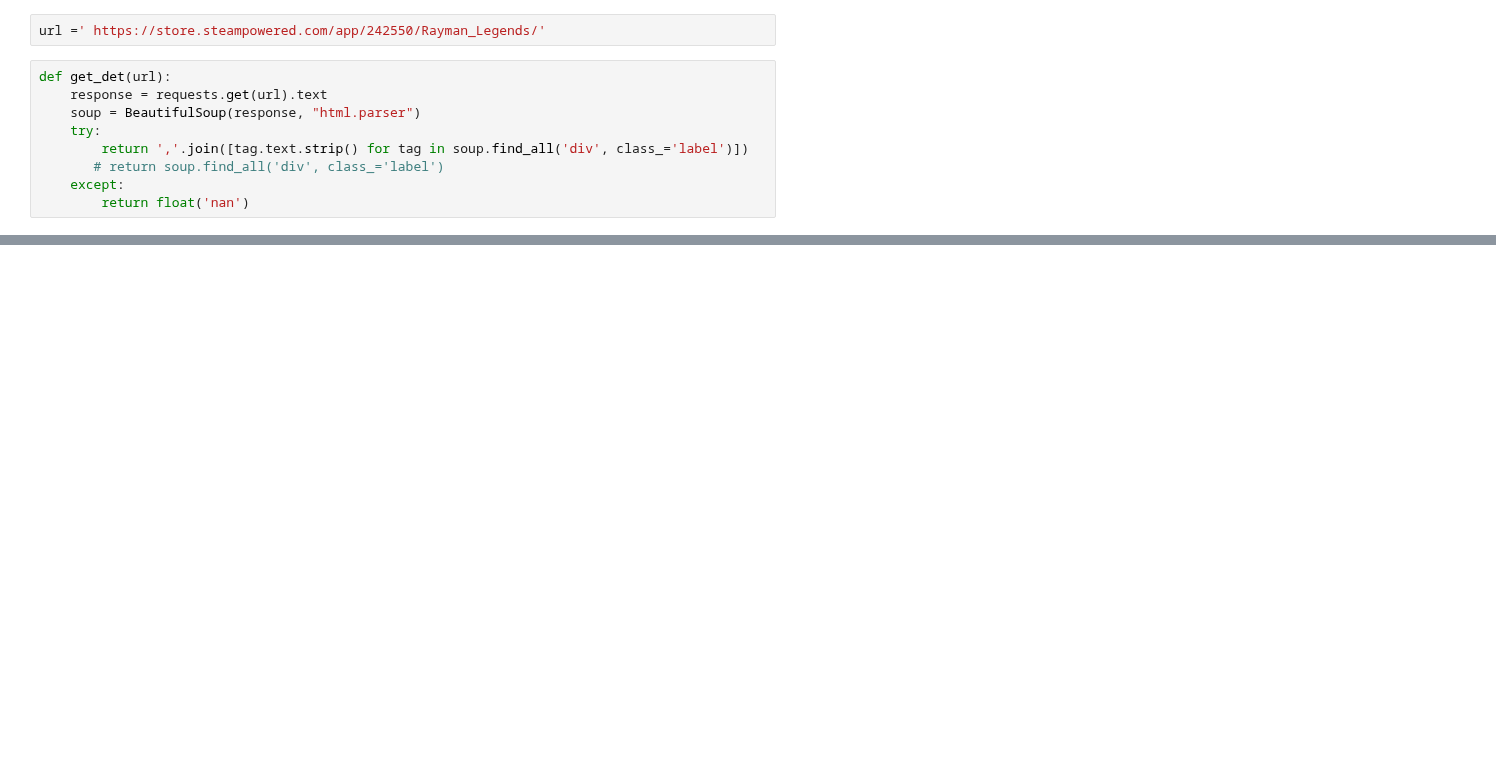
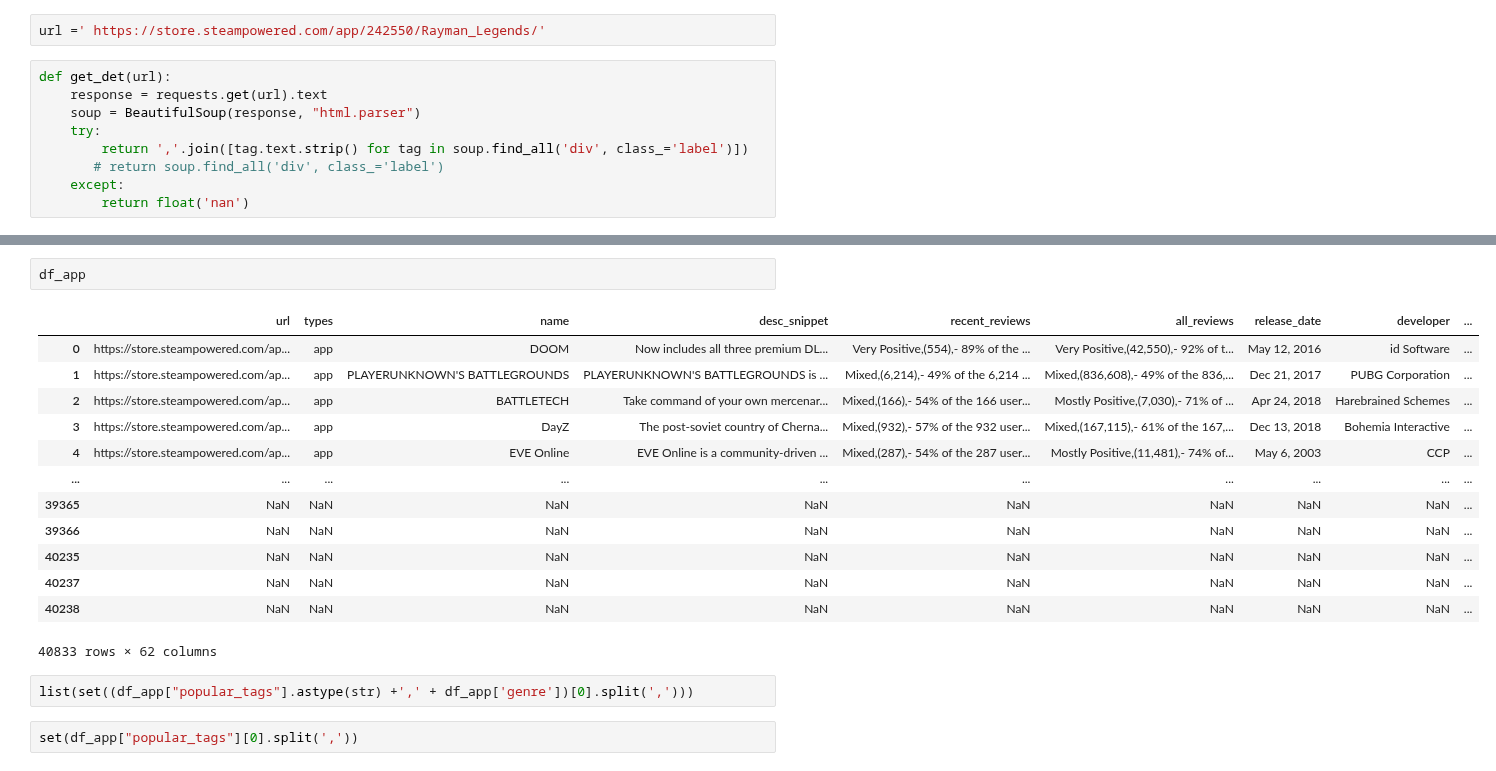
Before and after one commit to JoaoMarques1/find_your_inner_gamer, a Jupyter notebook: notebooks/Lau_EDA.ipynb, the cells around one changed output, grey strips where cells are left out. Saved outputs shown, nothing was run; the diff lists cells and outputs as text; blank space fills up the shorter version.

```diff
--- a/notebooks/Lau_EDA.ipynb
+++ b/notebooks/Lau_EDA.ipynb
@@ -619,0 +512,20 @@ df_app[df_app['game_details'].isnull() == True]
+# %%
+df_app
+# %% [output]
+|  | url | types | name | desc_snippet | recent_reviews | all_reviews | release_date | developer | ... |
+| 0 | https://store.steampowered.com/ap... | app | DOOM | Now includes all three premium DL... | Very Positive,(554),- 89% of the ... | Very Positive,(42,550),- 92% of t... | May 12, 2016 | id Software | ... |
+| 1 | https://store.steampowered.com/ap... | app | PLAYERUNKNOWN'S BATTLEGROUNDS | PLAYERUNKNOWN'S BATTLEGROUNDS is ... | Mixed,(6,214),- 49% of the 6,214 ... | Mixed,(836,608),- 49% of the 836,... | Dec 21, 2017 | PUBG Corporation | ... |
+| 2 | https://store.steampowered.com/ap... | app | BATTLETECH | Take command of your own mercenar... | Mixed,(166),- 54% of the 166 user... | Mostly Positive,(7,030),- 71% of ... | Apr 24, 2018 | Harebrained Schemes | ... |
+| 3 | https://store.steampowered.com/ap... | app | DayZ | The post-soviet country of Cherna... | Mixed,(932),- 57% of the 932 user... | Mixed,(167,115),- 61% of the 167,... | Dec 13, 2018 | Bohemia Interactive | ... |
+| 4 | https://store.steampowered.com/ap... | app | EVE Online | EVE Online is a community-driven ... | Mixed,(287),- 54% of the 287 user... | Mostly Positive,(11,481),- 74% of... | May 6, 2003 | CCP | ... |
+| ... | ... | ... | ... | ... | ... | ... | ... | ... | ... |
+| 39365 | NaN | NaN | NaN | NaN | NaN | NaN | NaN | NaN | ... |
+| 39366 | NaN | NaN | NaN | NaN | NaN | NaN | NaN | NaN | ... |
+| 40235 | NaN | NaN | NaN | NaN | NaN | NaN | NaN | NaN | ... |
+| 40237 | NaN | NaN | NaN | NaN | NaN | NaN | NaN | NaN | ... |
+| 40238 | NaN | NaN | NaN | NaN | NaN | NaN | NaN | NaN | ... |
+40833 rows × 62 columns
+# %%
+list(set((df_app["popular_tags"].astype(str) +',' + df_app['genre'])[0].split(',')))
+# %%
+set(df_app["popular_tags"][0].split(','))
```
Also changed, not shown: parts of 27 cells of this notebook.
